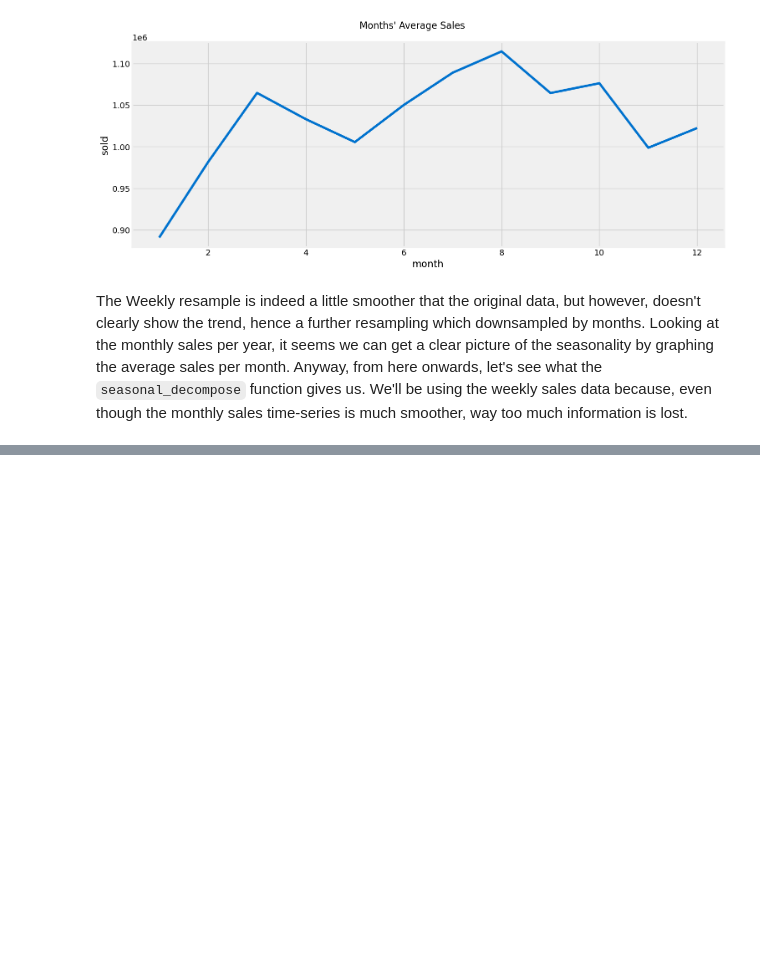
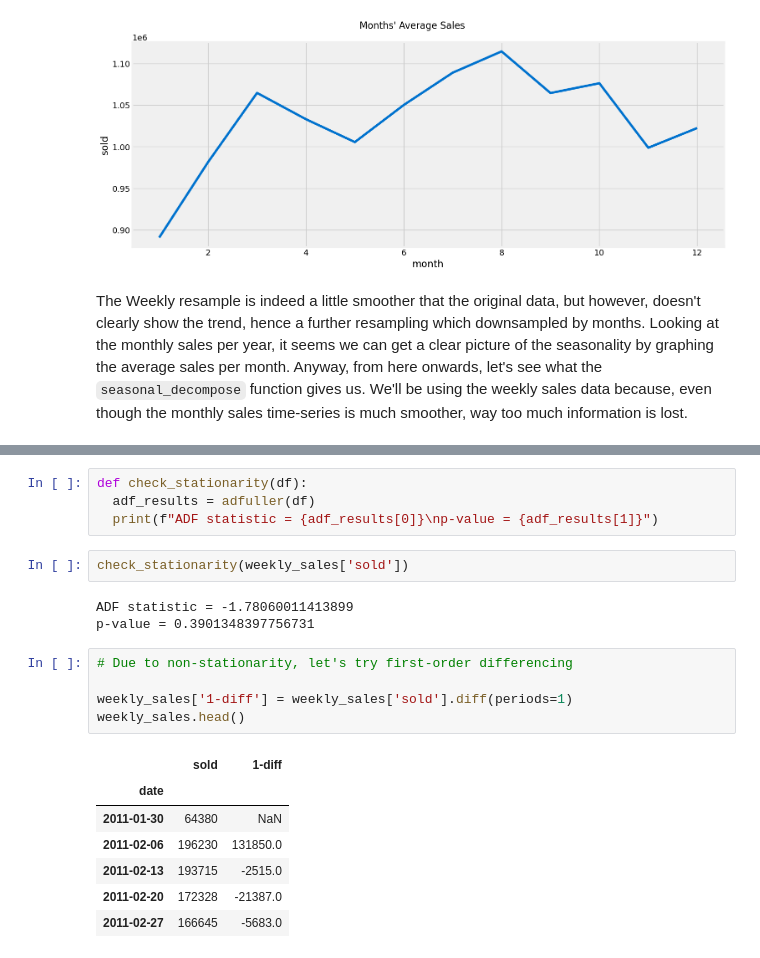
Before and after one commit to IvanMahlelebe/m5-forecasting-accuracy, a Jupyter notebook: notebooks/00 - Intro & Data Prep.ipynb, the cells around one changed output, grey strips where cells are left out. Saved outputs shown, nothing was run; the diff lists cells and outputs as text; blank space fills up the shorter version.

```diff
--- a/notebooks/00 - Intro & Data Prep.ipynb
+++ b/notebooks/00 - Intro & Data Prep.ipynb
@@ -275,0 +287,22 @@ To that end, we'll start with assuming a random walk and seeing where this takes
+# %%
+def check_stationarity(df):
+  adf_results = adfuller(df)
+  print(f"ADF statistic = {adf_results[0]}\np-value = {adf_results[1]}")
+# %%
+check_stationarity(weekly_sales['sold'])
+# %% [output]
+ADF statistic = -1.78060011413899
+p-value = 0.3901348397756731
+# %%
+# Due to non-stationarity, let's try first-order differencing
+
+weekly_sales['1-diff'] = weekly_sales['sold'].diff(periods=1)
+weekly_sales.head()
+# %% [output]
+|  | sold | 1-diff |
+| date |  |  |
+| 2011-01-30 | 64380 | NaN |
+| 2011-02-06 | 196230 | 131850.0 |
+| 2011-02-13 | 193715 | -2515.0 |
+| 2011-02-20 | 172328 | -21387.0 |
+| 2011-02-27 | 166645 | -5683.0 |
```
Also changed, not shown: parts of 6 cells of this notebook.
